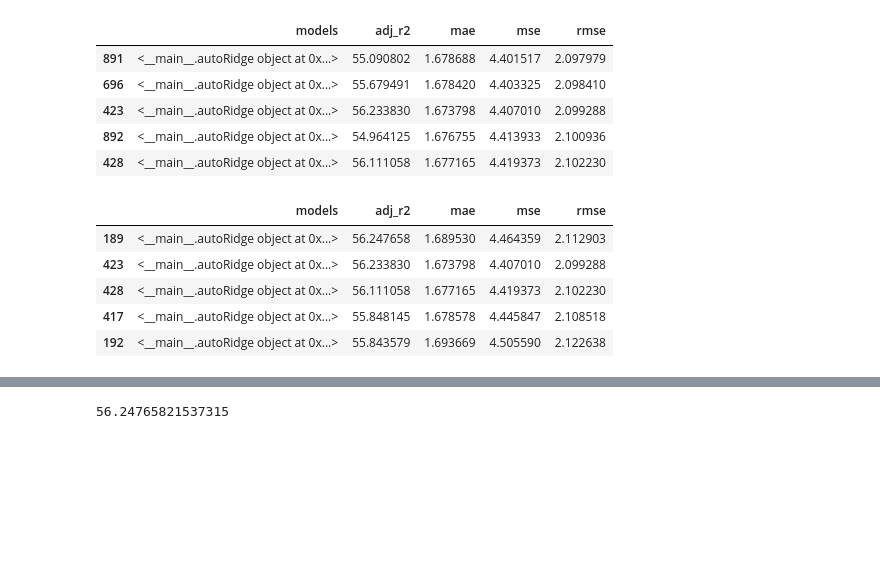
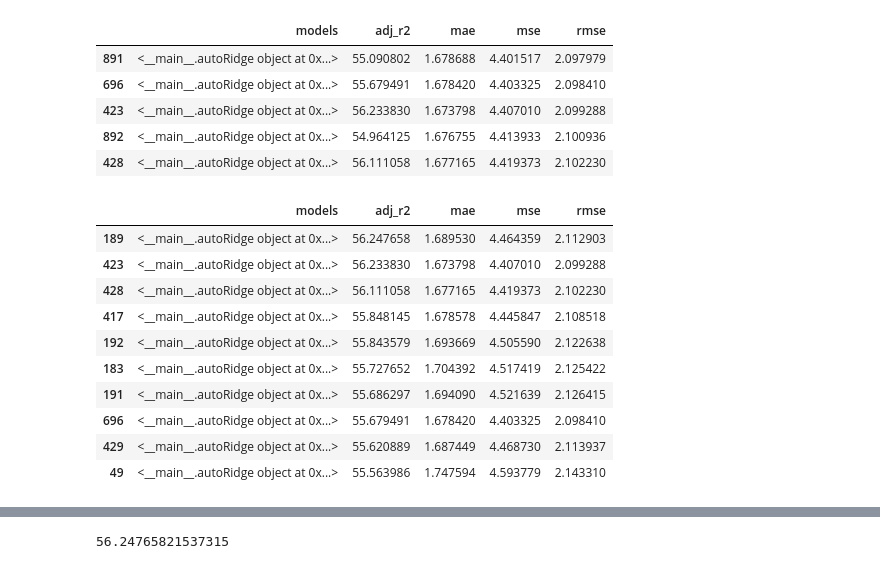
Before and after one commit to dvnasutosh/ineurondatascience, a Jupyter notebook: ML/assignment/algerian/algerian2.ipynb, the cells around one changed output, grey strips where cells are left out. Cells and saved outputs as stored; diff of their text form; code cells hidden in the pictures; blank space fills up the shorter version.

Commit message:
Basic regression model

```diff
--- a/ML/assignment/algerian/algerian2.ipynb
+++ b/ML/assignment/algerian/algerian2.ipynb
@@ -1070,12 +1070,17 @@ top10_mse
 | 892 | <__main__.autoRidge object at 0x...> | 54.964125 | 1.676755 | 4.413933 | 2.100936 |
 | 428 | <__main__.autoRidge object at 0x...> | 56.111058 | 1.677165 | 4.419373 | 2.102230 |
 # %%
-top10=model_df.sort_values('adj_r2',ascending=False).head()
+top10=model_df.sort_values('adj_r2',ascending=False).head(10)
 top10
 # %% [output]
 |  | models | adj_r2 | mae | mse | rmse |
 | 189 | <__main__.autoRidge object at 0x...> | 56.247658 | 1.689530 | 4.464359 | 2.112903 |
 | 423 | <__main__.autoRidge object at 0x...> | 56.233830 | 1.673798 | 4.407010 | 2.099288 |
 | 428 | <__main__.autoRidge object at 0x...> | 56.111058 | 1.677165 | 4.419373 | 2.102230 |
 | 417 | <__main__.autoRidge object at 0x...> | 55.848145 | 1.678578 | 4.445847 | 2.108518 |
 | 192 | <__main__.autoRidge object at 0x...> | 55.843579 | 1.693669 | 4.505590 | 2.122638 |
+| 183 | <__main__.autoRidge object at 0x...> | 55.727652 | 1.704392 | 4.517419 | 2.125422 |
+| 191 | <__main__.autoRidge object at 0x...> | 55.686297 | 1.694090 | 4.521639 | 2.126415 |
+| 696 | <__main__.autoRidge object at 0x...> | 55.679491 | 1.678420 | 4.403325 | 2.098410 |
+| 429 | <__main__.autoRidge object at 0x...> | 55.620889 | 1.687449 | 4.468730 | 2.113937 |
+| 49 | <__main__.autoRidge object at 0x...> | 55.563986 | 1.747594 | 4.593779 | 2.143310 |
```
Also changed, not shown: parts of 4 cells of this notebook.
